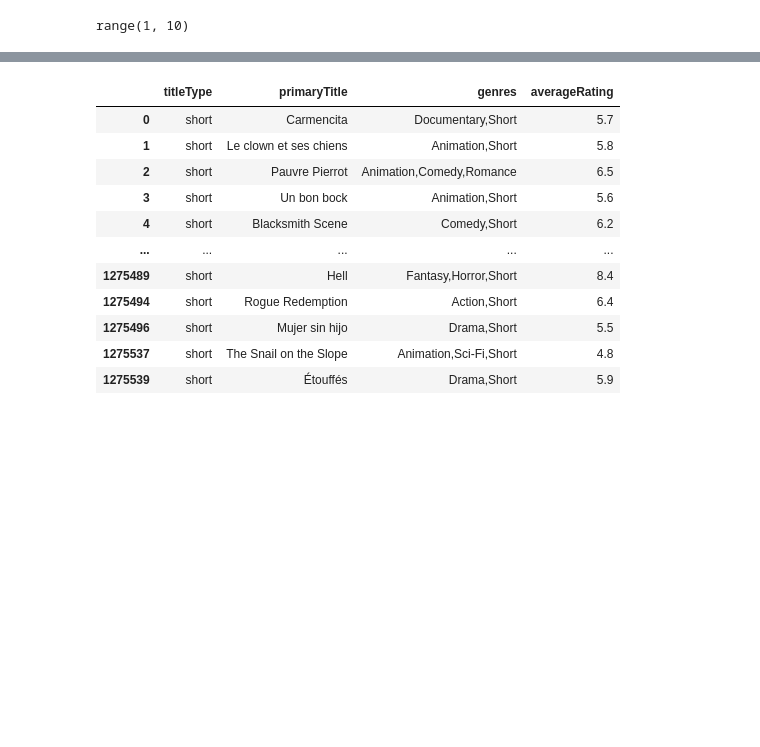
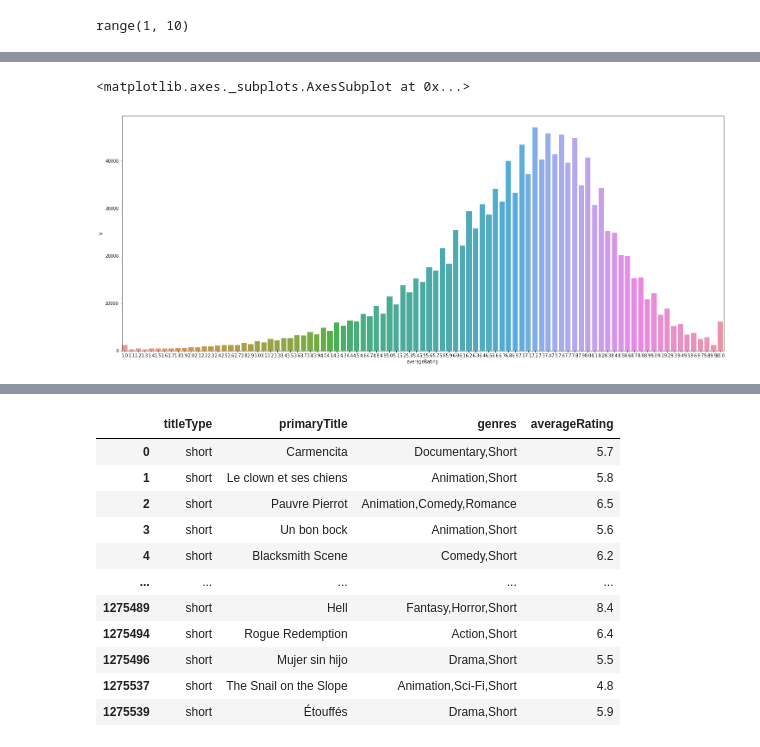
Before and after one commit to data-IA-2022/Netfloox_Asmae_Fengfeng_J-r-my, a Jupyter notebook: Netflooooox_Fengfeng.ipynb, the cells around one changed output, grey strips where cells are left out. Cells and saved outputs as stored; diff of their text form; code cells hidden in the pictures; blank space fills up the shorter version.

```diff
--- a/Netflooooox_Fengfeng.ipynb
+++ b/Netflooooox_Fengfeng.ipynb
@@ -151,0 +180,3 @@ ValueError: ignored
+# %%
+df_ratingsMovie2 = pd.read_sql("""select averageRating, count(*) AS N from netfloox.ratings GROUP BY averageRating;""", engine)
+df_ratingsMovie2
@@ -151,0 +197,6 @@ ValueError: ignored
+# %%
+plt.figure(figsize=(25,10))
+sns.barplot(data=df_ratingsMovie2, x="averageRating", y="N")
+# %% [output]
+<matplotlib.axes._subplots.AxesSubplot at 0x...>
+[figure, added]
```
Also changed, not shown: parts of 17 cells of this notebook.
